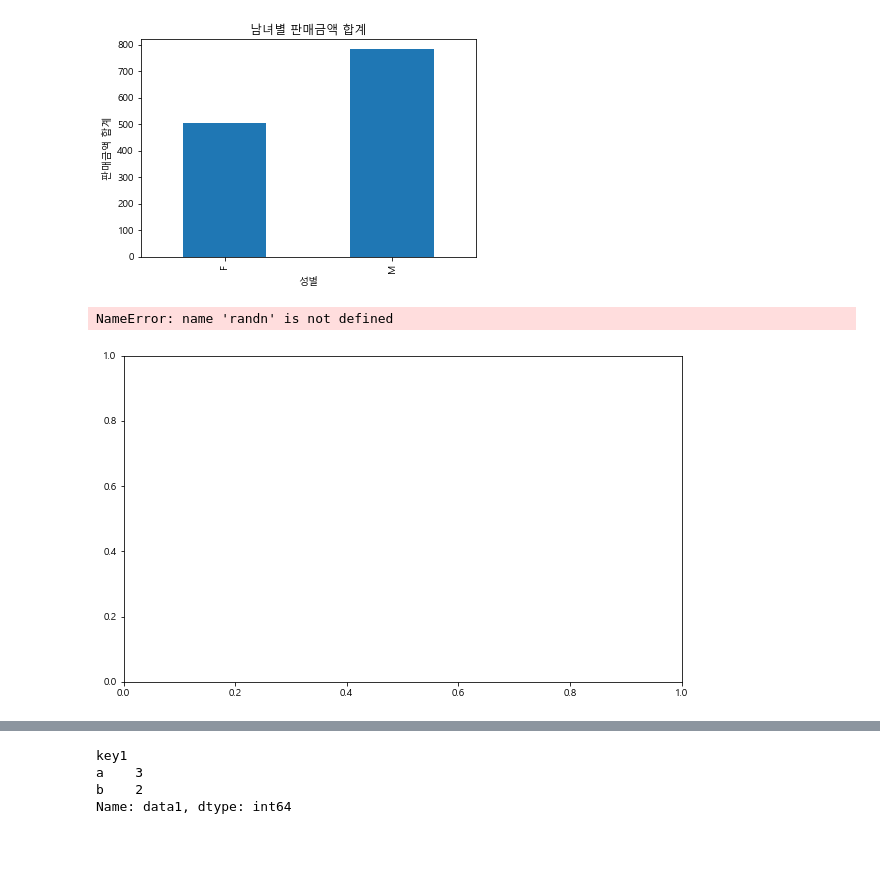
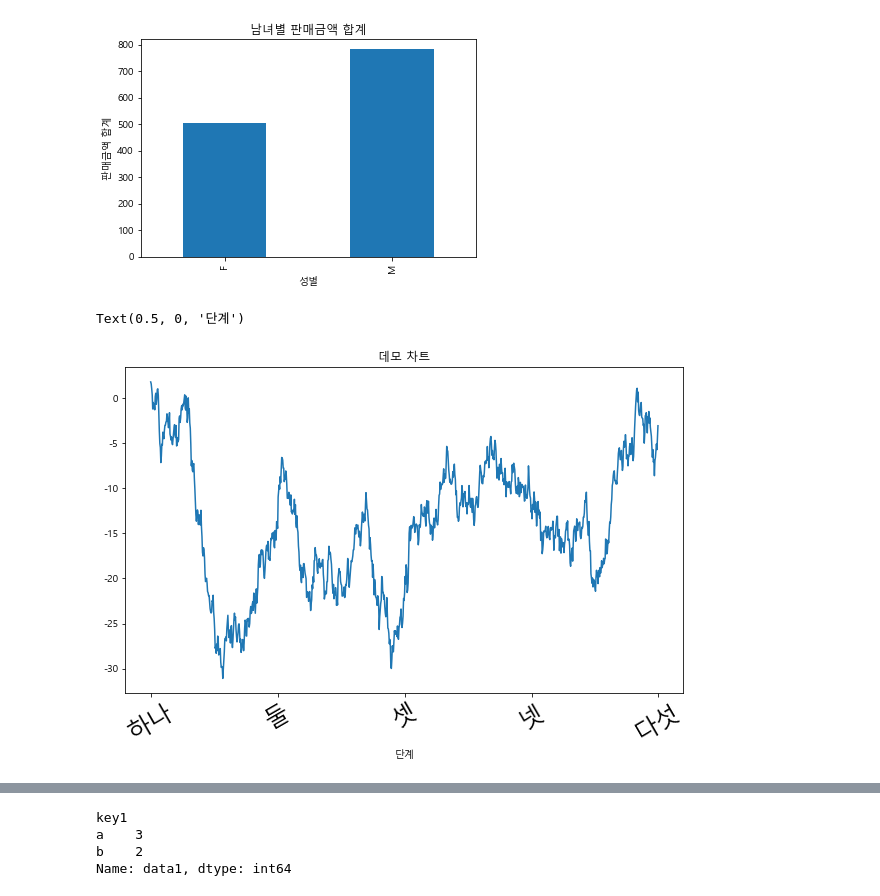
Before and after one commit to yjleeee22/python220621, a Jupyter notebook: DemoMatplotlib.ipynb, the cells around one changed output, grey strips where cells are left out. Saved outputs shown, nothing was run; the diff lists cells and outputs as text; code cells hidden in the pictures; blank space fills up the shorter version.

```diff
--- a/DemoMatplotlib.ipynb
+++ b/DemoMatplotlib.ipynb
@@ -151,25 +152,28 @@ var.plot(kind='bar')
 <AxesSubplot:title={'center':'남녀별 판매금액 합계'}, xlabel='성별', ylabel='판매금액 합계'>
 [figure]
 # %%
+import numpy as np
 #눈금과 눈금간격, 범례를 지정하기
 %matplotlib inline
-
+#그림판 참조
 fig = plt.figure(figsize=(10,6))
-
+#차트 참조
+#fig.add_subplot(2, 2, 1) : 2행 2열의 1번째 차트
 ax = fig.add_subplot(1, 1, 1)
-
-ax.plot(randn(1000).cumsum())
+#랜덤으로 1000개 데이터 만듦
+ax.plot(np.random.randn(1000).cumsum())
 
 ticks = ax.set_xticks([0, 250, 500, 750, 1000])
 
-labels = ax.set_xticklabels(['하나', '둘', '셋', '넷', '다섯'], rotation=30, fontsize='large')
+labels = ax.set_xticklabels(['하나', '둘', '셋', '넷', '다섯'],
+    rotation=30, fontsize='24')
 
 ax.set_title('데모 차트')
 
 ax.set_xlabel('단계')
 # %% [output]
-NameError: name 'randn' is not defined
+Text(0.5, 0, '단계')
-[figure, old version]
+[figure, new version]
 # %%
 #groupby()메서드 사용
 from pandas import Series, DataFrame
```
Also changed, not shown: parts of 3 cells of this notebook.
